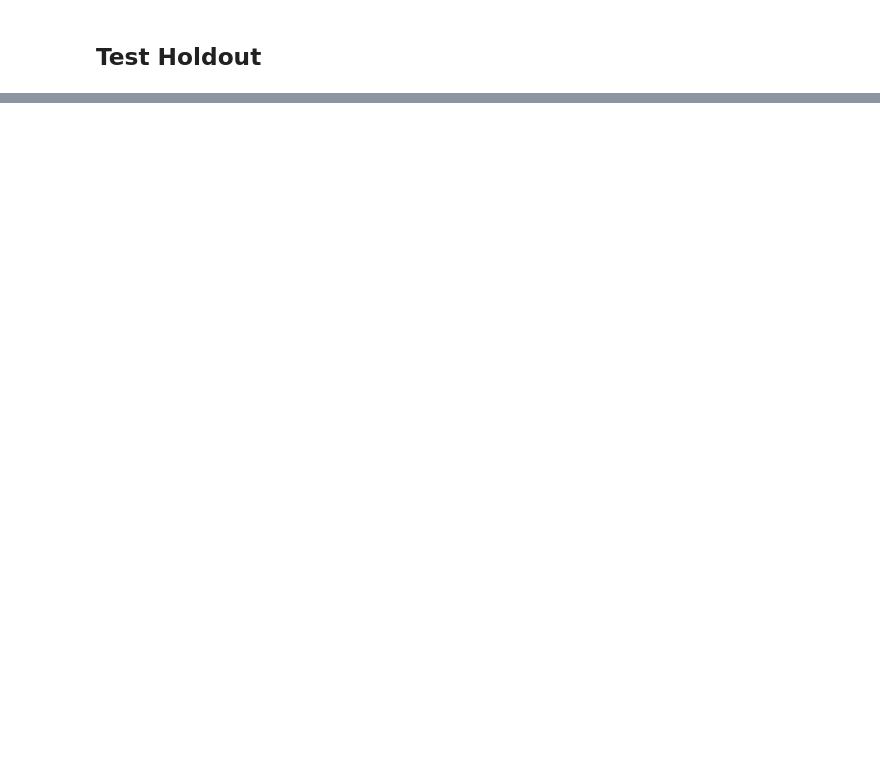
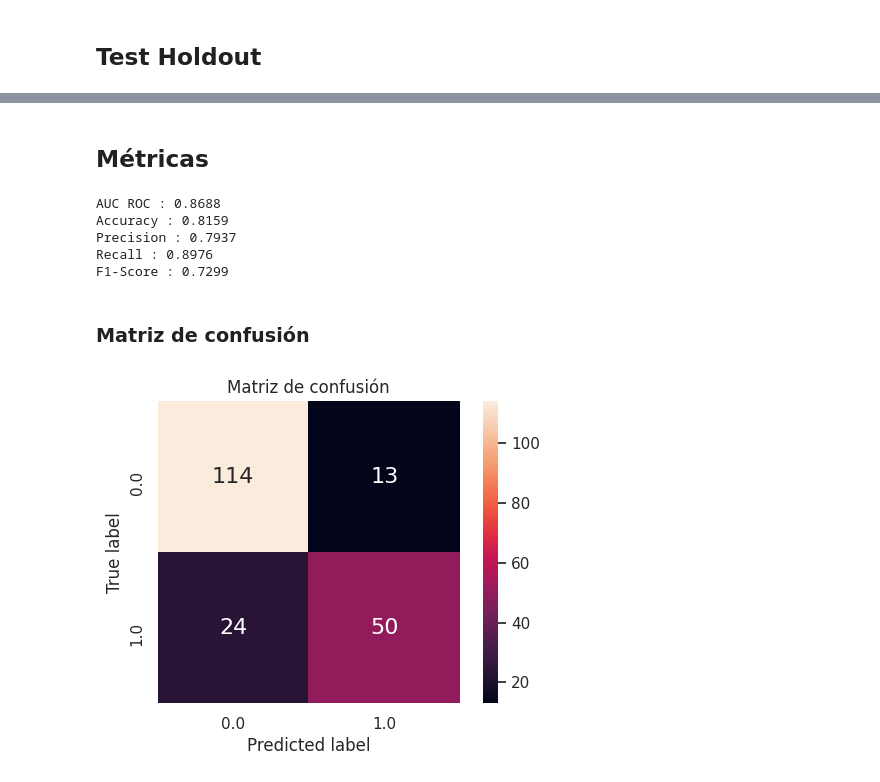
Before and after one commit to JuanOpizzi/Datos-2020-2c, a Jupyter notebook: TP2/random_forest.ipynb, the cells around one changed output, grey strips where cells are left out. Saved outputs shown, nothing was run; the diff lists cells and outputs as text; code cells hidden in the pictures; blank space fills up the shorter version.

Commit message:
Refactorizacion con funciones auxiliares. Adding preproceso 2 a random forest

```diff
--- a/TP2/random_forest.ipynb
+++ b/TP2/random_forest.ipynb
@@ -246,0 +143,15 @@ df_resultado.to_csv('prediccion/random_forest_resultado_final.csv')
+# %%
+columnas_2 = ['tipo_de_sala_4d', 'tipo_de_sala_normal', 'tipo_de_sala_nan', 'id_usuario', 'genero_mujer', 'genero_nan',
+              'edad', 'amigos', 'parientes', 'precio_ticket',
+              'nombre_sede_fiumark_palermo', 'nombre_sede_fiumark_quilmes', 'nombre_sede_nan']
+# %%
+def preprocesado_2(dataset, columnas):
+    df = eliminar_features_que_no_aportan_info(dataset, True)
+    df = replace_nulls_column(df, 'edad', 'mediana')
+    df = encodear_atributos_categoricos(df)
+    df = normalizar_atributos_numericos(df)
+    df = df.reindex(columns = columnas)
+    return df
+# %%
+df_2 = preprocesado_2(dataset, columnas_2+volver)
+df_2.head()
@@ -246,0 +171,23 @@ df_resultado.to_csv('prediccion/random_forest_resultado_final.csv')
+# %%
+X_2, y_2 = split_dataset_X_y(df_2, columnas_2)
+
+params_2 = {'max_samples': np.arange(1, 50),
+          'min_samples_split': np.arange(2, 50),
+          'max_features': np.arange(1, 14),
+          'n_estimators': np.arange(1, 50),
+          'criterion': ['gini', 'entropy']
+         }
+
+model_forest = RandomForestClassifier(random_state=117)
+
+best_params_2, X_train_2, X_test_2, y_train_2, y_test_2 = fit_model_random_grid_search (X_2, y_2, model_forest,
+                                                                                        params_2)
+
+forest_2 = RandomForestClassifier(random_state=117,
+                                max_samples = best_params_2['max_samples'],
+                                min_samples_split = best_params_2['min_samples_split'],
+                                max_features = best_params_2['max_features'],
+                                n_estimators= best_params_2['n_estimators'],
+                                criterion= best_params_2['criterion'])
+
+forest_2 = apply_stratified_k_fold(X_2, y_2, forest_2)
@@ -246,0 +207,16 @@ df_resultado.to_csv('prediccion/random_forest_resultado_final.csv')
+# %% [markdown]
+## Métricas
+# %%
+scores_2 = get_scores(forest_2, X_test_2, y_test_2)
+# %% [output]
+AUC ROC : 0.8688
+Accuracy : 0.8159
+Precision : 0.7937
+Recall : 0.8976
+F1-Score : 0.7299
+# %% [markdown]
+### Matriz de confusión
+# %%
+plot_confusion_matrix(y_test_2, forest_2.predict(X_test_2))
+# %% [output]
+[figure, added]
```
Also changed, not shown: parts of 49 cells of this notebook, 2 other files.
